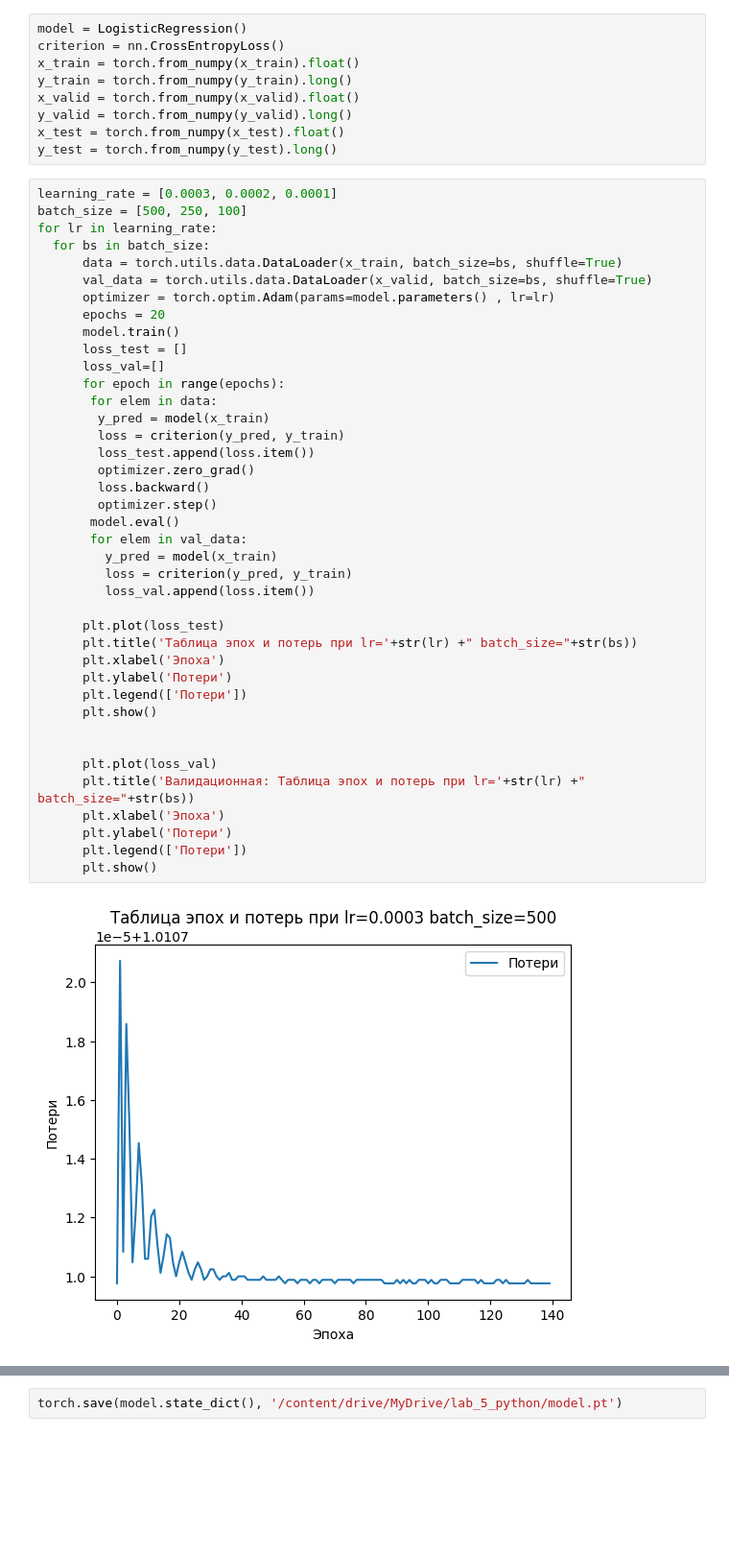
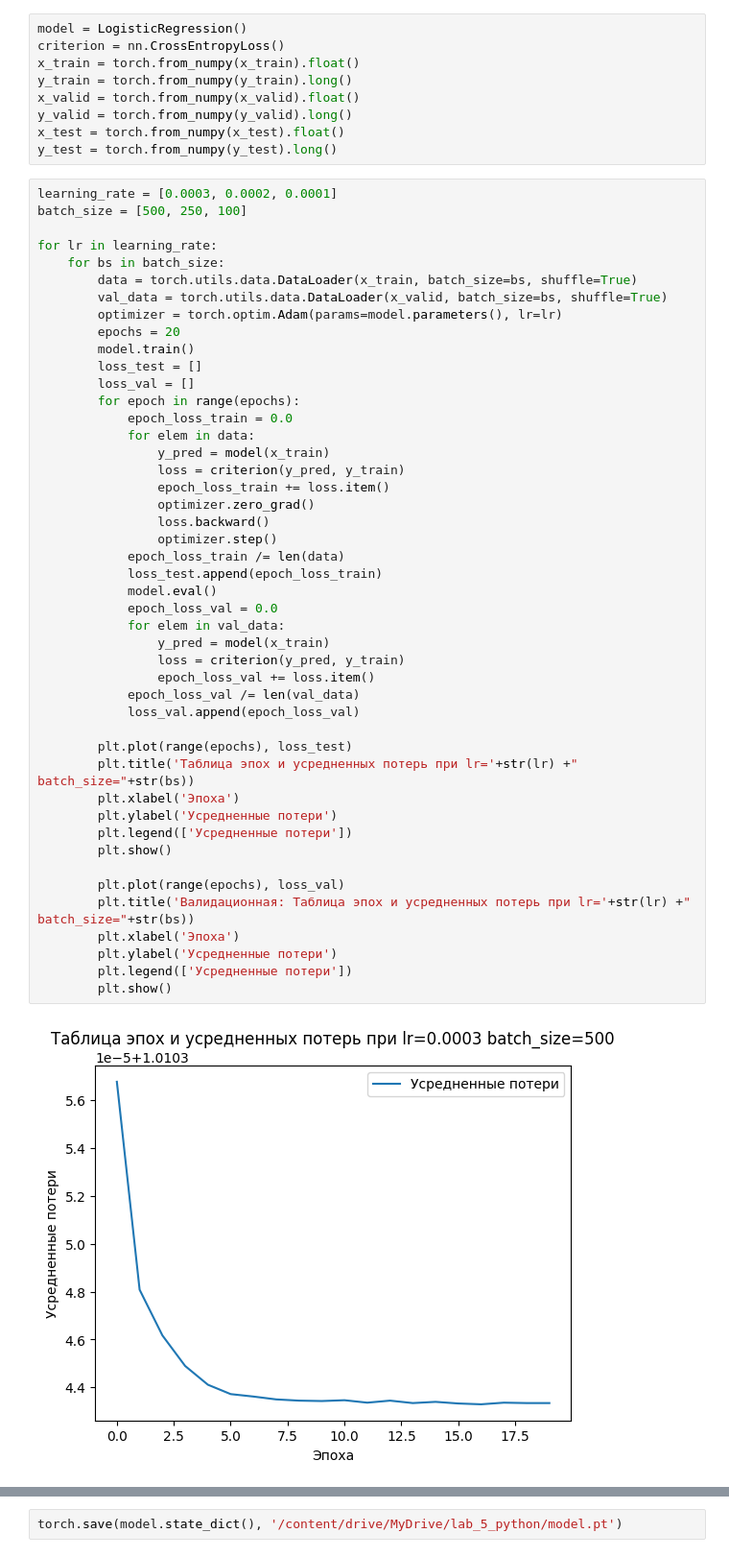
Before and after one commit to quangminh-202/LabApplicationProgramming, a Jupyter notebook: lab_5/lab_5.ipynb, the cells around one changed output, grey strips where cells are left out. Shown: that part at 96% size. Saved outputs shown, nothing was run; the diff lists cells and outputs as text; blank space fills up the shorter version.

```diff
--- a/lab_5/lab_5.ipynb
+++ b/lab_5/lab_5.ipynb
@@ -158,42 +158,48 @@ y_test = torch.from_numpy(y_test).long()
 # %%
 learning_rate = [0.0003, 0.0002, 0.0001]
 batch_size = [500, 250, 100]
+
 for lr in learning_rate:
-  for bs in batch_size:
-      data = torch.utils.data.DataLoader(x_train, batch_size=bs, shuffle=True)
-      val_data = torch.utils.data.DataLoader(x_valid, batch_size=bs, shuffle=True)
-      optimizer = torch.optim.Adam(params=model.parameters() , lr=lr)
-      epochs = 20
-      model.train()
-      loss_test = []
-      loss_val=[]
-      for epoch in range(epochs):
-       for elem in data:
-        y_pred = model(x_train)
-        loss = criterion(y_pred, y_train)
-        loss_test.append(loss.item())
-        optimizer.zero_grad()
-        loss.backward()
-        optimizer.step()
-       model.eval()
-       for elem in val_data:
-         y_pred = model(x_train)
-         loss = criterion(y_pred, y_train)
-         loss_val.append(loss.item())
+    for bs in batch_size:
+        data = torch.utils.data.DataLoader(x_train, batch_size=bs, shuffle=True)
+        val_data = torch.utils.data.DataLoader(x_valid, batch_size=bs, shuffle=True)
+        optimizer = torch.optim.Adam(params=model.parameters(), lr=lr)
+        epochs = 20
+        model.train()
+        loss_test = []
+        loss_val = []
+        for epoch in range(epochs):
+            epoch_loss_train = 0.0
+            for elem in data:
+                y_pred = model(x_train)
+                loss = criterion(y_pred, y_train)
+                epoch_loss_train += loss.item()
+                optimizer.zero_grad()
+                loss.backward()
+                optimizer.step()
+            epoch_loss_train /= len(data)
+            loss_test.append(epoch_loss_train)
+            model.eval()
+            epoch_loss_val = 0.0
+            for elem in val_data:
+                y_pred = model(x_train)
+                loss = criterion(y_pred, y_train)
+                epoch_loss_val += loss.item()
+            epoch_loss_val /= len(val_data)
+            loss_val.append(epoch_loss_val)
 
-      plt.plot(loss_test)
-      plt.title('Таблица эпох и потерь при lr='+str(lr) +" batch_size="+str(bs))
-      plt.xlabel('Эпоха')
-      plt.ylabel('Потери')
-      plt.legend(['Потери'])
-      plt.show()
+        plt.plot(range(epochs), loss_test)
+        plt.title('Таблица эпох и усредненных потерь при lr='+str(lr) +" batch_size="+str(bs))
+        plt.xlabel('Эпоха')
+        plt.ylabel('Усредненные потери')
+        plt.legend(['Усредненные потери'])
+        plt.show()
 
-
-      plt.plot(loss_val)
-      plt.title('Валидационная: Таблица эпох и потерь при lr='+str(lr) +" batch_size="+str(bs))
-      plt.xlabel('Эпоха')
-      plt.ylabel('Потери')
-      plt.legend(['Потери'])
-      plt.show()
+        plt.plot(range(epochs), loss_val)
+        plt.title('Валидационная: Таблица эпох и усредненных потерь при lr='+str(lr) +" batch_size="+str(bs))
+        plt.xlabel('Эпоха')
+        plt.ylabel('Усредненные потери')
+        plt.legend(['Усредненные потери'])
+        plt.show()
 # %% [output]
-[figure, old version]
+[figure, new version]
```
Also changed, not shown: parts of 7 cells of this notebook.
